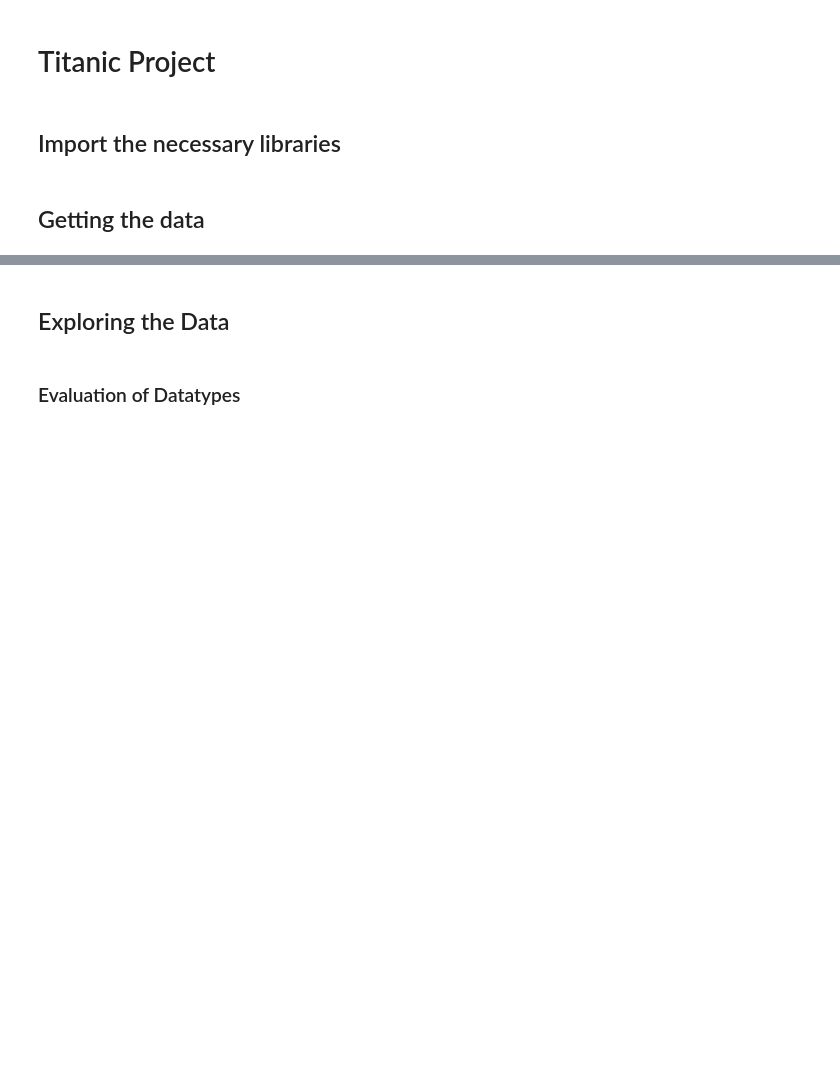
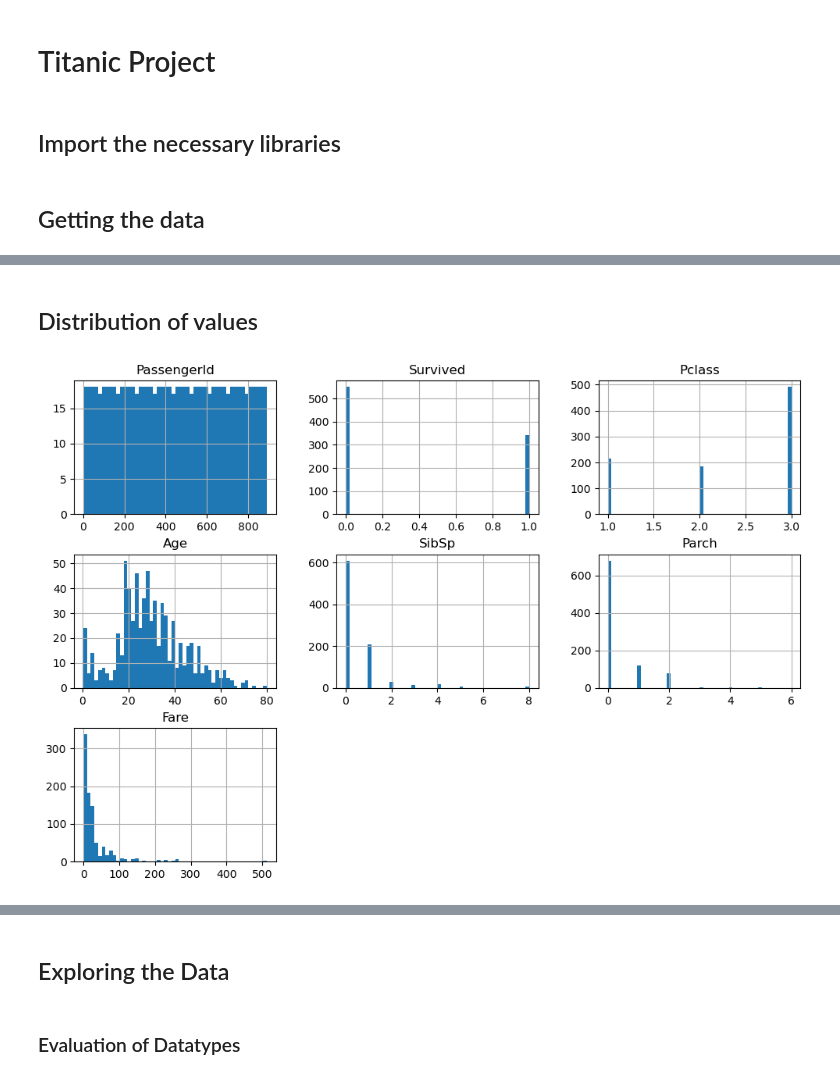
Before and after one commit to wyx-smrf/Windows-Misc, a Jupyter notebook: Titanic Project/titanic project.ipynb, the cells around one changed output, grey strips where cells are left out. Cells and saved outputs as stored; diff of their text form; code cells hidden in the pictures; blank space fills up the shorter version.

```diff
--- a/Titanic Project/titanic project.ipynb
+++ b/Titanic Project/titanic project.ipynb
@@ -42,0 +13,10 @@ df_test.head()
+# %%
+# Improve this next time
+# Create a directory for datasets
+
+def get_data(data_link):
+    data = pd.read_csv(data_link)
+    return data
+
+train_data = get_data('https://raw.githubusercontent.com/wyx-smrf/Windows-Misc/main/Titanic%20Project/train.csv')
+test_data = get_data('https://raw.githubusercontent.com/wyx-smrf/Windows-Misc/main/Titanic%20Project/test.csv')
@@ -42,0 +88,7 @@ df_test.head()
+# %% [markdown]
+## Distribution of values
+# %%
+train_data.hist(bins=50, figsize=(12, 8))
+plt.show()
+# %% [output]
+[figure, added]
```
Also changed, not shown: parts of 50 cells of this notebook, 3 other files.
